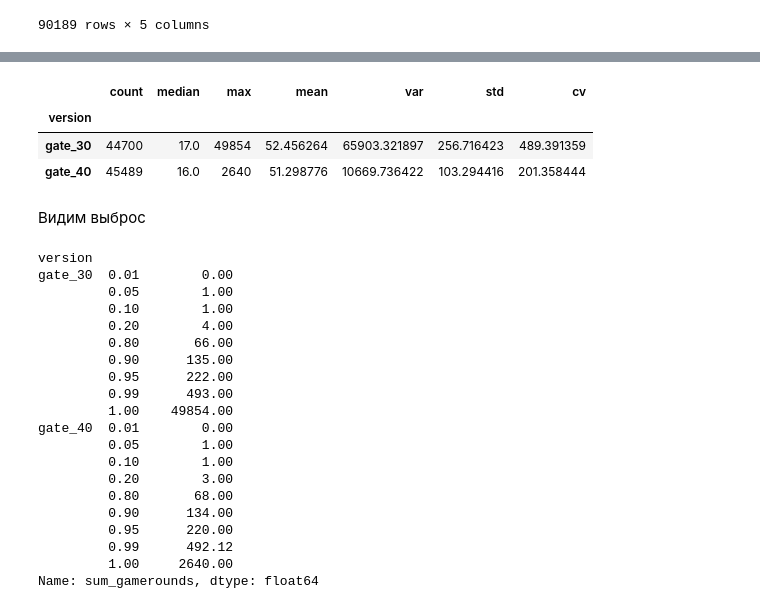
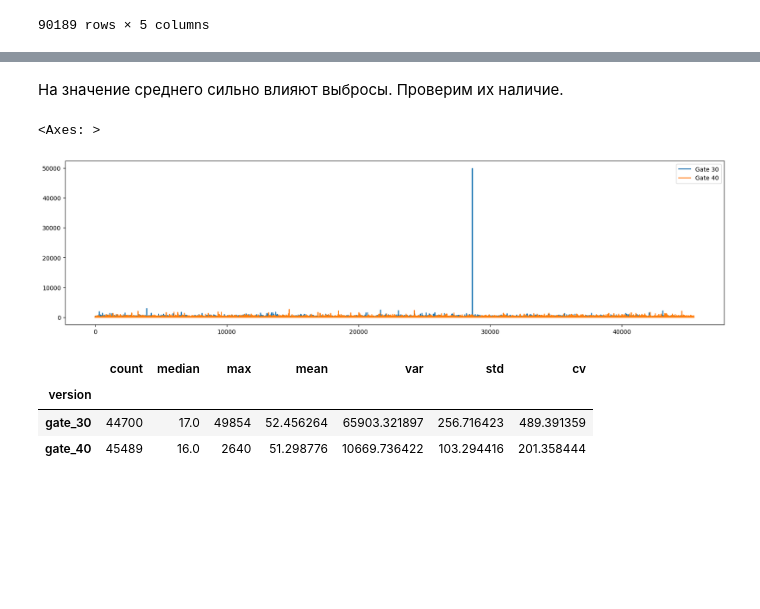
Before and after one commit to AlexJackalope/A-B-testing, a Jupyter notebook: 1-Simple-AB-testing/classwork.ipynb, the cells around one changed output, grey strips where cells are left out. Cells and saved outputs as stored; diff of their text form; code cells hidden in the pictures; blank space fills up the shorter version.

```diff
--- a/1-Simple-AB-testing/classwork.ipynb
+++ b/1-Simple-AB-testing/classwork.ipynb
@@ -48,0 +50,5 @@ data.userid.nunique()
+# %%
+data = data.drop_duplicates(subset=['userid']).drop(columns=['retention_1', 'retention_7'])
+A = data[data.version == "gate_30"].reset_index(drop=True)
+B = data[data.version == "gate_40"].reset_index(drop=True)
+A.head()
@@ -49,3 +62,11 @@ data.userid.nunique()
+# %% [markdown]
+На значение среднего сильно влияют выбросы. Проверим их наличие.
+# %%
+A.sum_gamerounds.plot(legend = True, label = "Gate 30", figsize = (20,5))
+B.sum_gamerounds.plot(legend = True, label = "Gate 40")
+# %% [output]
+<Axes: >
+[figure, added]
 # %%
 # Коэффициент вариации
 def cv(x):
@@ -57,28 +78,3 @@ data.groupby("version").sum_gamerounds.agg(["count", "median", "max", "mean", "v
 | version |  |  |  |  |  |  |  |
 | gate_30 | 44700 | 17.0 | 49854 | 52.456264 | 65903.321897 | 256.716423 | 489.391359 |
 | gate_40 | 45489 | 16.0 | 2640 | 51.298776 | 10669.736422 | 103.294416 | 201.358444 |
-# %% [markdown]
-Видим выброс
-# %%
-data.groupby("version").sum_gamerounds.quantile([0.01, 0.05, 0.10, 0.20, 0.80, 0.90, 0.95, 0.99, 1])
-# %% [output]
-version
-gate_30  0.01        0.00
-         0.05        1.00
-         0.10        1.00
-         0.20        4.00
-         0.80       66.00
-         0.90      135.00
-         0.95      222.00
-         0.99      493.00
-         1.00    49854.00
-gate_40  0.01        0.00
-         0.05        1.00
-         0.10        1.00
-         0.20        3.00
-         0.80       68.00
-         0.90      134.00
-         0.95      220.00
-         0.99      492.12
-         1.00     2640.00
-Name: sum_gamerounds, dtype: float64
```
Also changed, not shown: parts of 97 cells of this notebook, 5 other files.
